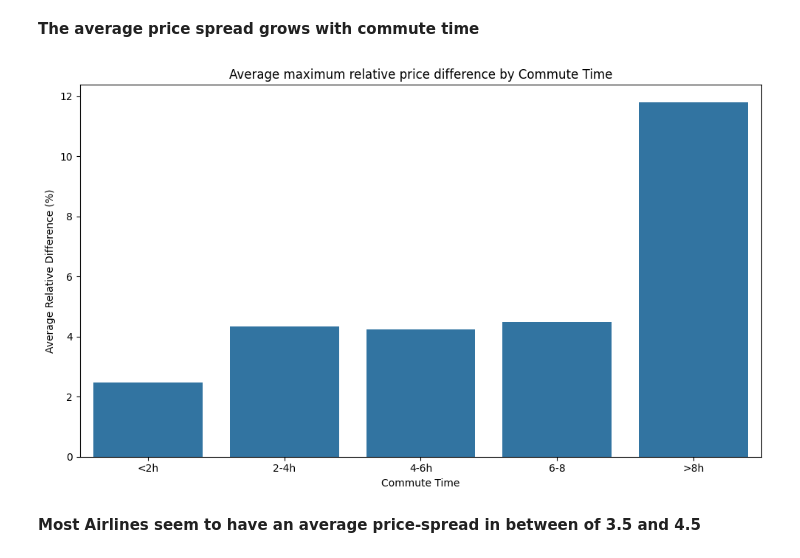
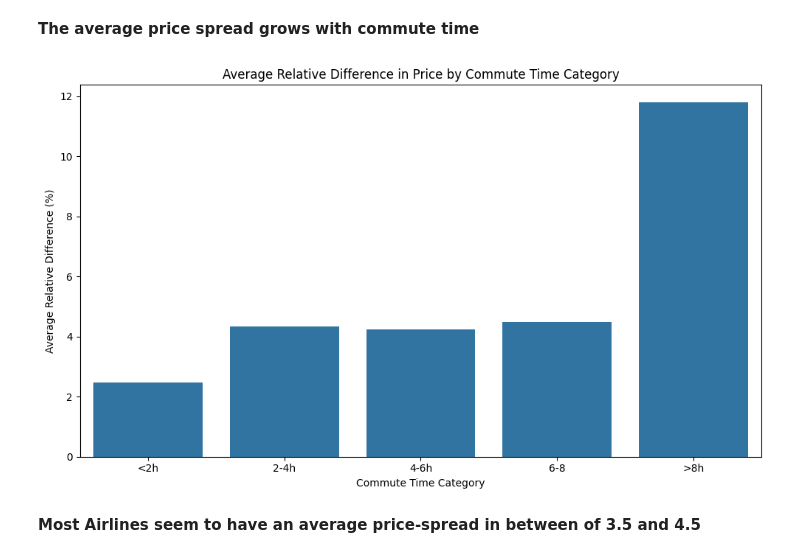
Before and after one commit to aghauss/SkySaver, a Jupyter notebook: experiments/data_deep_dive.ipynb, the cells around one changed output. Cells and saved outputs as stored; diff of their text form; code cells hidden in the pictures.

```diff
--- a/experiments/data_deep_dive.ipynb
+++ b/experiments/data_deep_dive.ipynb
@@ -222,4 +271,4 @@ df_reduced = pd.merge(df_reduced, price_stats_journey_same_country, on=['Journey
 # %%
-df_reduced["price_diff_loc_to_glob_Journey_min"] = df_reduced["min_journey_same_country"] - df_reduced["min_journey"]
+df_reduced["price_diff_loc_to_glob_Journey_min"] = df_reduced["min_journey_same_country"] - df_reduced["min_price_JourneyID"]
 # %%
-df_reduced["rel_price_diff_loc_to_glob_Journey_min"] = (df_reduced["price_diff_loc_to_glob_Journey_min"] / df_reduced["min_journey"]) * 100
+df_reduced["rel_price_diff_loc_to_glob_Journey_min"] = (df_reduced["price_diff_loc_to_glob_Journey_min"] / df_reduced["min_price_JourneyID"]) * 100
@@ -276,7 +343,7 @@ df_reduced.rel_price_diff_loc_to_glob_Journey_min.mean()
 # %%
 
 # Step 1: Filter to get rows where Price_in_USD equals the min for each Flight_ID
-cheapest_mask_journey = df_reduced['Price_in_USD'] == df_reduced['min_journey']
+cheapest_mask_journey = df_reduced['Price_in_USD'] == df_reduced['min_price_JourneyID']
 cheapest_journeys = df_reduced[cheapest_mask_journey]
 
 # Group by Flight_ID and select the first Detected_Country name alphabetically
@@ -300,7 +388,7 @@ df_reduced.head()
 # %%
 
 # Step 1: Filter to get rows where Price_in_USD equals the min for each Flight_ID
-cheapest_mask = df_reduced['Price_in_USD'] == df_reduced['min']
+cheapest_mask = df_reduced['Price_in_USD'] == df_reduced['min_price_FlightID']
 cheapest_flights = df_reduced[cheapest_mask]
 
 # Group by Flight_ID and select the first Detected_Country name alphabetically
@@ -478,24 +572,24 @@ plt.show()
 # %%
 # Adjust bins based on the new categories in minutes
 bins = [-float('inf'), 120, 240, 480,750, float('inf')]
 labels = ['<2h', '2-4h', '4-6h','6-8' ,'>8h']
 
 # Bin 'commute_time' into categories directly, no need to convert to hours since it's already in minutes
 df_reduced['Commute_Time_Category'] = pd.cut(df_reduced['commute_time'], bins=bins, labels=labels)
 
 # Group by the new 'Commute_Time_Category' and calculate the mean 'max_rel_diff_perIDGroup' for each category
-avg_rel_diff_by_commute_cat = df_reduced.groupby('Commute_Time_Category', observed = True)['max_rel_diff_perIDGroup'].mean().reset_index()
+avg_rel_diff_by_commute_cat = df_reduced.groupby('Commute_Time_Category', observed = True)['max_rel_price_diff_FlightID'].mean().reset_index()
 
 # Plotting the average relative difference by commute time category
 plt.figure(figsize=(10, 6))
-sns.barplot(data=avg_rel_diff_by_commute_cat, x='Commute_Time_Category', y='max_rel_diff_perIDGroup')
-plt.title('Average maximum relative price difference by Commute Time')
-plt.xlabel('Commute Time')
+sns.barplot(data=avg_rel_diff_by_commute_cat, x='Commute_Time_Category', y='max_rel_price_diff_FlightID')
+plt.title('Average Relative Difference in Price by Commute Time Category')
+plt.xlabel('Commute Time Category')
 plt.ylabel('Average Relative Difference (%)')
 plt.tight_layout()
 plt.show()
 # %% [output]
-[figure, old version]
+[figure, new version]
 # %% [markdown]
 **Most Airlines seem to have an average price-spread in between of 3.5 and 4.5**
 # %%
```
Also changed, not shown: parts of 56 cells of this notebook, 3 other files.
